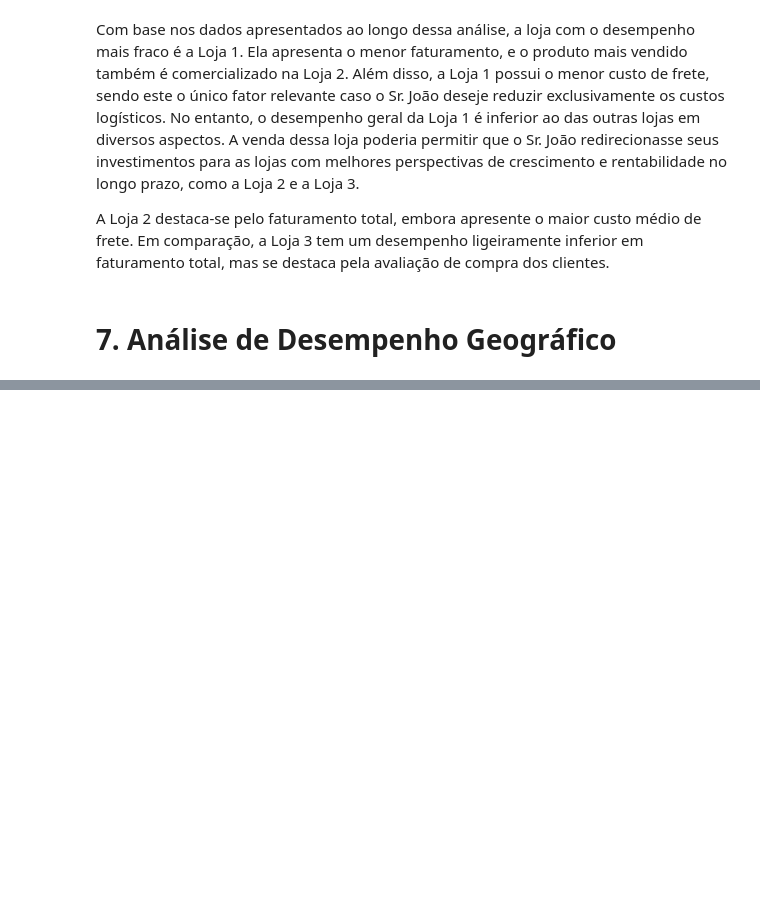
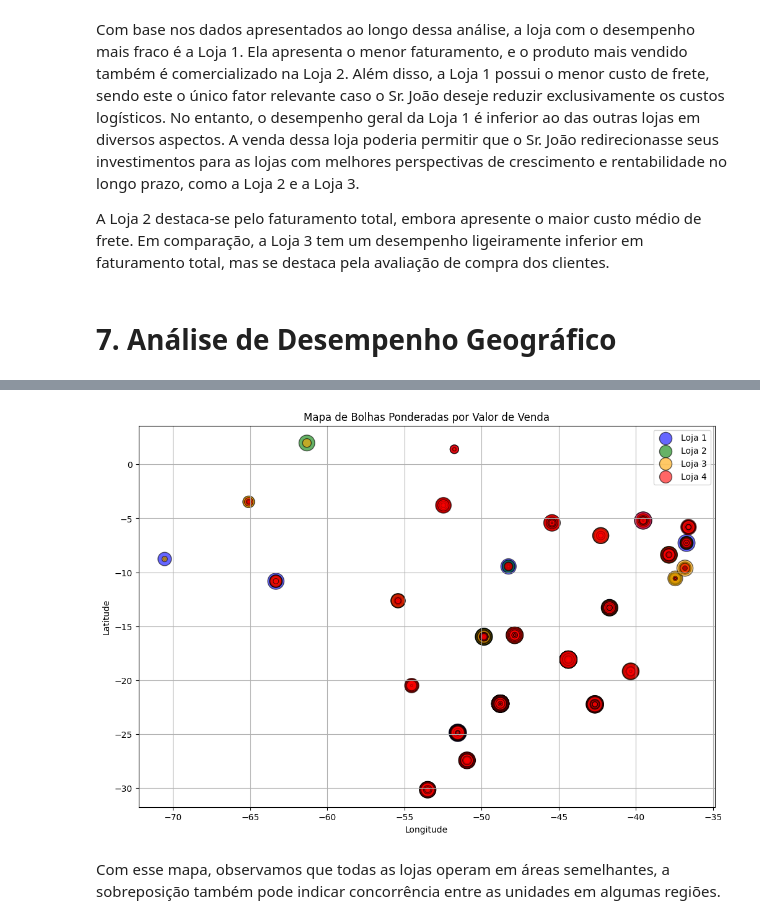
Before and after one commit to Tayara32/AluraStore, a Jupyter notebook: AluraStoreBr_TayaraCruz.ipynb, the cells around one changed output, grey strips where cells are left out. Cells and saved outputs as stored; diff of their text form; code cells hidden in the pictures; blank space fills up the shorter version.

```diff
--- a/AluraStoreBr_TayaraCruz.ipynb
+++ b/AluraStoreBr_TayaraCruz.ipynb
@@ -467,0 +535,37 @@ A Loja 2 destaca-se pelo faturamento total, embora apresente o maior custo médi
+# %%
+import pandas as pd
+import matplotlib.pyplot as plt
+
+loja['Loja'] = 'Loja 1'
+loja2['Loja'] = 'Loja 2'
+loja3['Loja'] = 'Loja 3'
+loja4['Loja'] = 'Loja 4'
+
+dados = pd.concat([loja, loja2, loja3, loja4])
+
+dados['Total_Venda'] = dados['Preço'] + dados['Frete']
+
+plt.figure(figsize=(12, 8))
+cores = {'Loja 1': 'blue', 'Loja 2': 'green', 'Loja 3': 'orange', 'Loja 4': 'red'}
+
+for loja in dados['Loja'].unique():
+    subset = dados[dados['Loja'] == loja]
+    plt.scatter(
+        subset['lon'], subset['lat'],
+        s=subset['Total_Venda'] / 10,
+        alpha=0.6,
+        label=loja,
+        color=cores[loja],
+        edgecolors='black'
+    )
+
+plt.xlabel('Longitude')
+plt.ylabel('Latitude')
+plt.title('Mapa de Bolhas Ponderadas por Valor de Venda')
+plt.legend()
+plt.grid(True)
+plt.show()
+# %% [output]
+[figure, added]
+# %% [markdown]
+Com esse mapa, observamos que todas as lojas operam em áreas semelhantes, a sobreposição também pode indicar concorrência entre as unidades em algumas regiões.
```
Also changed, not shown: parts of 5 cells of this notebook.
